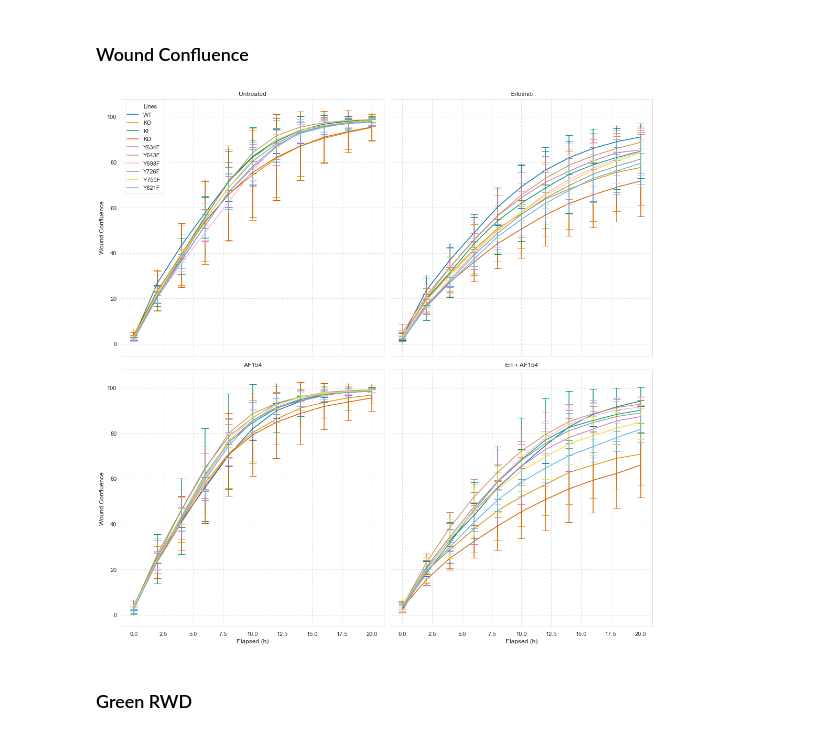
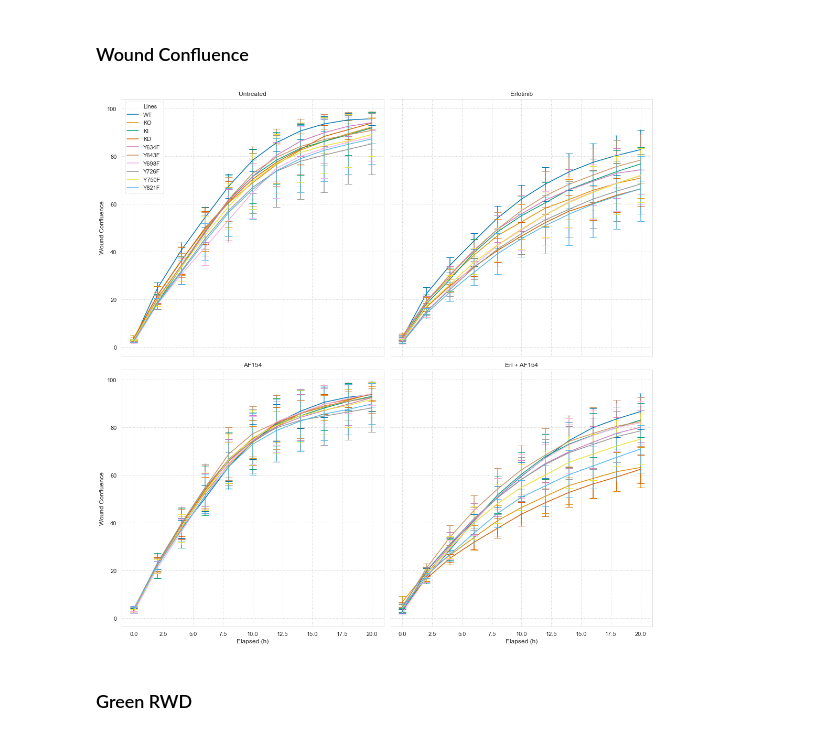
Before and after one commit to meyer-lab/DDMC, a Jupyter notebook: Fig2-CellMigration.ipynb, the cells around one changed output. Drawn from its saved outputs; the diff is of its cells as text; code cells hidden in the pictures.

```diff
--- a/Fig2-CellMigration.ipynb
+++ b/Fig2-CellMigration.ipynb
@@ -85,22 +85,22 @@ ds4wc = [wcC1, wcC3, wcC4]
 # %%
 fig, ax = plt.subplots(nrows=2, ncols=2, figsize=(15, 15), sharey=True, sharex=True)
 itp = 0
 ftp = 20
 ylabel = "Wound Confluence"
 
 
 for i in range(len(t1)):
     title = t2[i]
     if i < 2:
-        FC_timecourse(ax[0, i], ds2wc, itp, ftp, lines, t1[i], title, ylabel, FC=False)
+        FC_timecourse(ax[0, i], dswc, itp, ftp, lines, t1[i], title, ylabel, FC=False)
     else:
-        FC_timecourse(ax[1, i-2], ds2wc, itp, ftp, lines, t1[i], title, ylabel, FC=False)
+        FC_timecourse(ax[1, i-2], dswc, itp, ftp, lines, t1[i], title, ylabel, FC=False)
 
 plt.tight_layout()
 
 #fig.savefig("WC_TimeLapse_AXLmutants_CellMigration.png")
 # %% [output]
-[figure, old version]
+[figure, new version]
 # %% [markdown]
 ### Green RWD
 # %%
```
Also changed, not shown: parts of 9 cells of this notebook, 2 other files.
